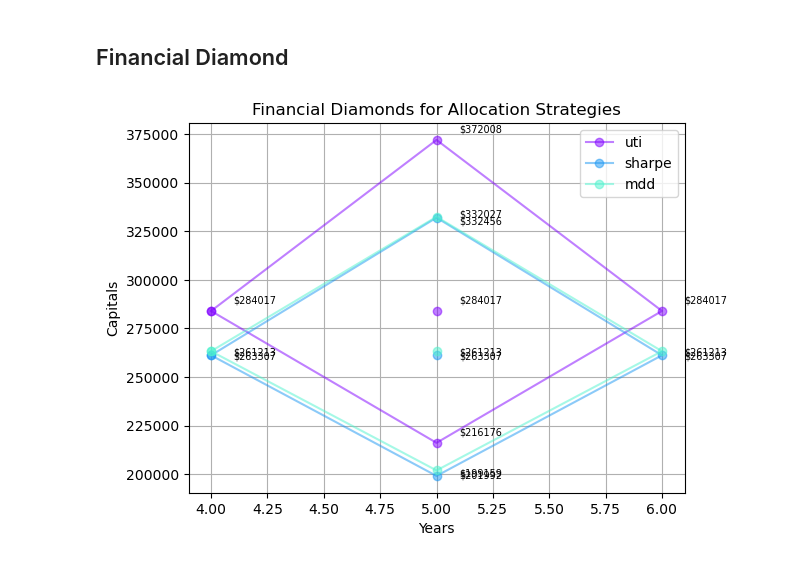
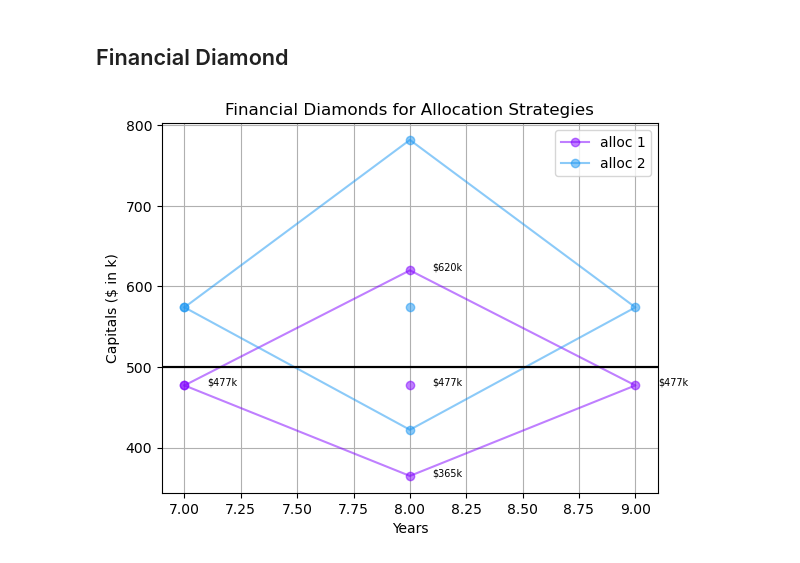
Before and after one commit to fxn-thu/FIN535-Final-23F, a Jupyter notebook: Q1.ipynb, the cells around one changed output. Saved outputs shown, nothing was run; the diff lists cells and outputs as text; code cells hidden in the pictures.

Commit message:
graph changed

```diff
--- a/Q1.ipynb
+++ b/Q1.ipynb
@@ -190,31 +288,43 @@ ratios
 # %% [markdown]
 ## Financial Diamond
+# %%
+with open('alloc_car_rst.pkl', 'rb') as file:
+    rst = pickle.load(file)
+# with open('alloc_rst.pkl', 'rb') as file:
+#     rst = pickle.load(file)
 # %%
 def get_loc(year_pts,cap_pts):
     # points coordinates follows the order of left up right down left(the last one is left is just to connect the points to draw a full diamond)
     x_coor = [year_pts[0],year_pts[1],year_pts[2],year_pts[1],year_pts[0]]
     y_coor = [cap_pts[1],cap_pts[2],cap_pts[1],cap_pts[0],cap_pts[1]]
     return x_coor, y_coor
-
-year_pts = [4,5,6] # hard-coded for now, TODO
-cap_pts_lst = [[condo_rst['Cap_table'][i].iloc[3,0],condo_rst['Cap_table'][i].iloc[4,0], condo_rst['Cap_table'][i].iloc[5,0]] for i in range(3)] #if my interpretation of the diamond is correct
 # %%
+
 color = iter(cm.rainbow(np.linspace(0, 1, 6)))
-labels = ['uti','sharpe','mdd']
+labels = ['alloc 1','alloc 2']
 fig, ax = plt.subplots()
 for i in range(len(cap_pts_lst)):
     c = next(color)
+    if i == 1:
+        year_pts = [7,8,9]
+    else:
+        year_pts2 = [6,7,8]
+    cap_pts_lst = [[rst['Cap_table'][i].iloc[year_pts[0]-1,0],rst['Cap_table'][i].iloc[year_pts[1]-1,0], rst['Cap_table'][i].iloc[year_pts[2]-1,0]] for i in range(2)] #if my interpretation of the diamond is correct
     x_coor, y_coor = get_loc(year_pts,cap_pts_lst[i])
+    y_coor = [y/1000 for y in y_coor]
     ax.plot(x_coor, y_coor, '-o',alpha = 0.5, label=labels[i],c=c)
     ax.plot(x_coor[1], y_coor[0], '-o',alpha = 0.5,c=c)
+    ax.axhline(y=500, c='black')
     for j in range(len(x_coor)-1):
         # TODO: the location of the annotation will need to be changed so that they don't overlap
-        ax.annotate(f'${round(y_coor[j])}', (x_coor[j]+0.1, y_coor[j]-4000*(i-1)),fontsize=7)
-    ax.annotate(f'${round(y_coor[0])}', (x_coor[1]+0.1, y_coor[0]-4000*(i-1)),fontsize=7)
+        if j not in [0,2]:
+            ax.annotate(f'${round(y_coor[j])}k', (x_coor[j]+0.1, y_coor[j]-10000*(i)),fontsize=7)
+    ax.annotate(f'${round(y_coor[0])}k', (x_coor[1]+0.1, y_coor[0]-10000*(i)),fontsize=7)
 ax.legend()
 ax.set_title('Financial Diamonds for Allocation Strategies')
 ax.set_xlabel('Years')
-ax.set_ylabel('Capitals')
+ax.set_ylabel('Capitals ($ in k)')
 ax.grid()
+# plt.savefig(f'./plots/fidi_car.png')
 # %% [output]
-[figure, old version]
+[figure, new version]
```
Also changed, not shown: parts of 10 cells of this notebook, 11 other files.
